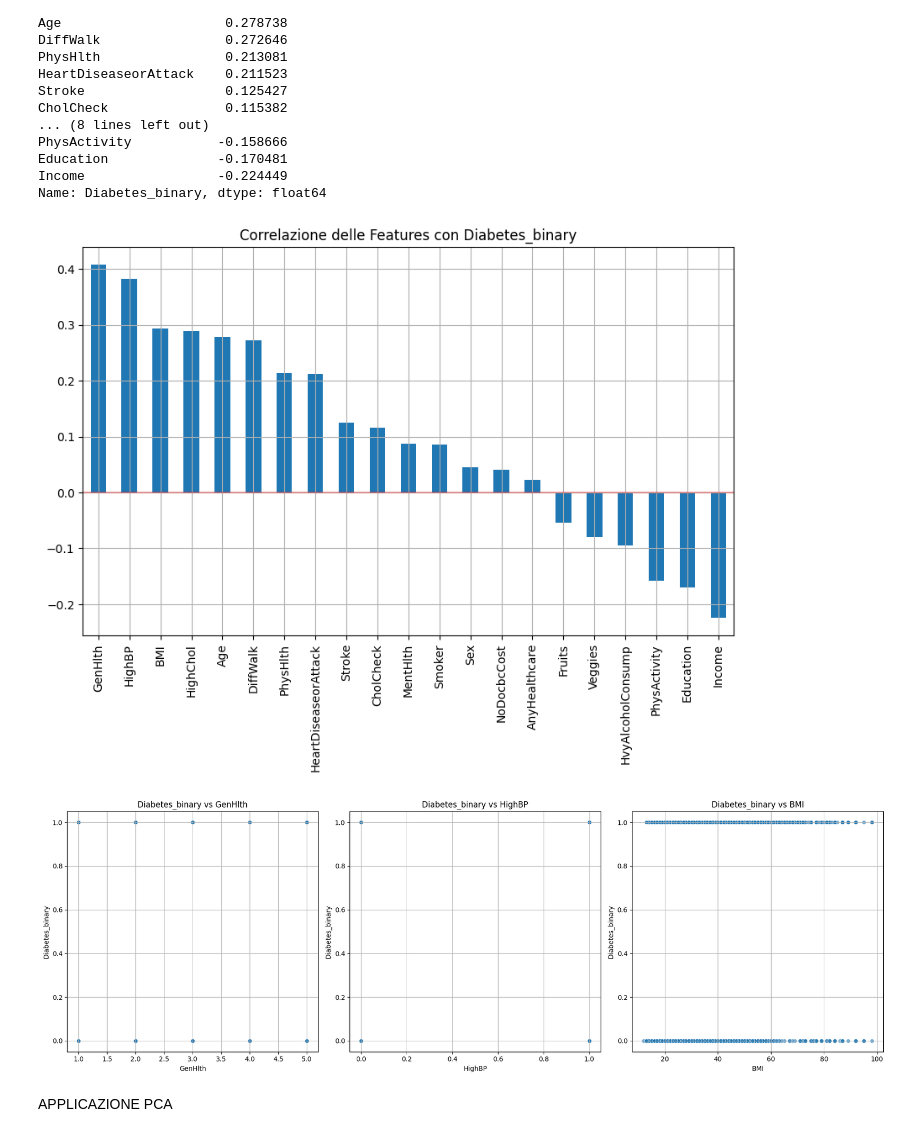
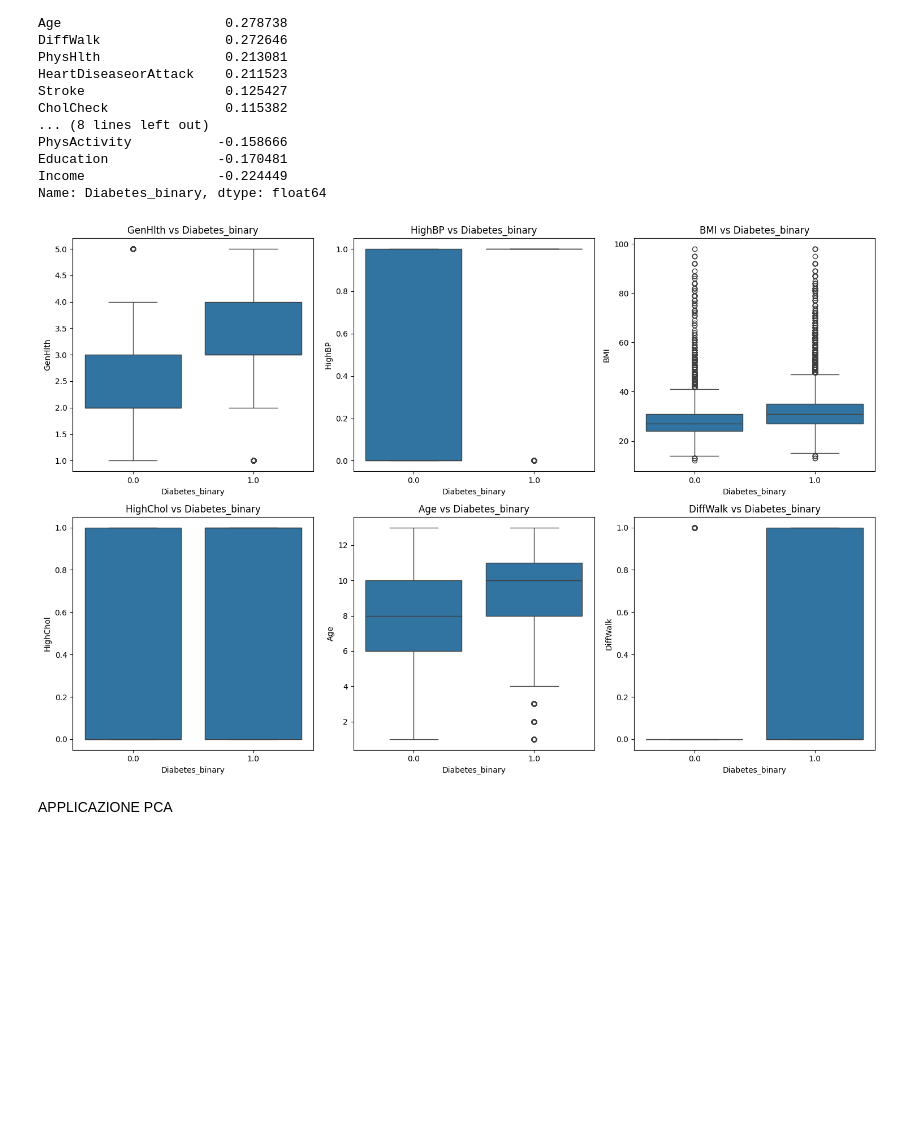
Before and after one commit to NIKFIORE/Progetto-Machine-Learning, a Jupyter notebook: Progetto.ipynb, the cells around one changed output. Drawn from its saved outputs; the diff is of its cells as text; code cells hidden in the pictures; blank space fills up the shorter version.

```diff
--- a/Progetto.ipynb
+++ b/Progetto.ipynb
@@ -217,31 +229,22 @@ PhysActivity           -0.158666
 Education              -0.170481
 Income                 -0.224449
 Name: Diabetes_binary, dtype: float64
-# %%
-# Visualizzazione grafica delle correlazioni con il target
-plt.figure(figsize=(10, 6))
-diabetes_correlation.drop('Diabetes_binary').plot(kind='bar')
-plt.title('Correlazione delle Features con Diabetes_binary')
-plt.axhline(y=0, color='r', linestyle='-', alpha=0.3)
-plt.grid(True)
-plt.show()
-# %% [output]
-[figure, removed]
 # %%
-# Scatter plot tra variabili più correlate
-top_correlated = diabetes_correlation.drop('Diabetes_binary').abs().nlargest(3).index.tolist()
+# Selezioniamo le variabili più correlate
+top_correlated_features = ["GenHlth", "HighBP", "BMI", "HighChol", "Age", "DiffWalk"]
 
-plt.figure(figsize=(18, 6))
-for i, feature in enumerate(top_correlated):
-    plt.subplot(1, 3, i+1)
-    sns.scatterplot(x=df[feature], y=df['Diabetes_binary'], alpha=0.6)
-    plt.title(f'Diabetes_binary vs {feature}')
-    plt.grid(True)
+plt.figure(figsize=(15, 10))
+
+# Creiamo i boxplot per ogni feature
+for i, feature in enumerate(top_correlated_features, 1):
+    plt.subplot(2, 3, i)
+    sns.boxplot(x=df["Diabetes_binary"], y=df[feature])
+    plt.title(f"{feature} vs Diabetes_binary")
 
 plt.tight_layout()
 plt.show()
 # %% [output]
-[figure, old version]
+[figure, new version]
 # %% [markdown]
 APPLICAZIONE PCA
 # %%
```
Also changed, not shown: parts of 2 cells of this notebook.
